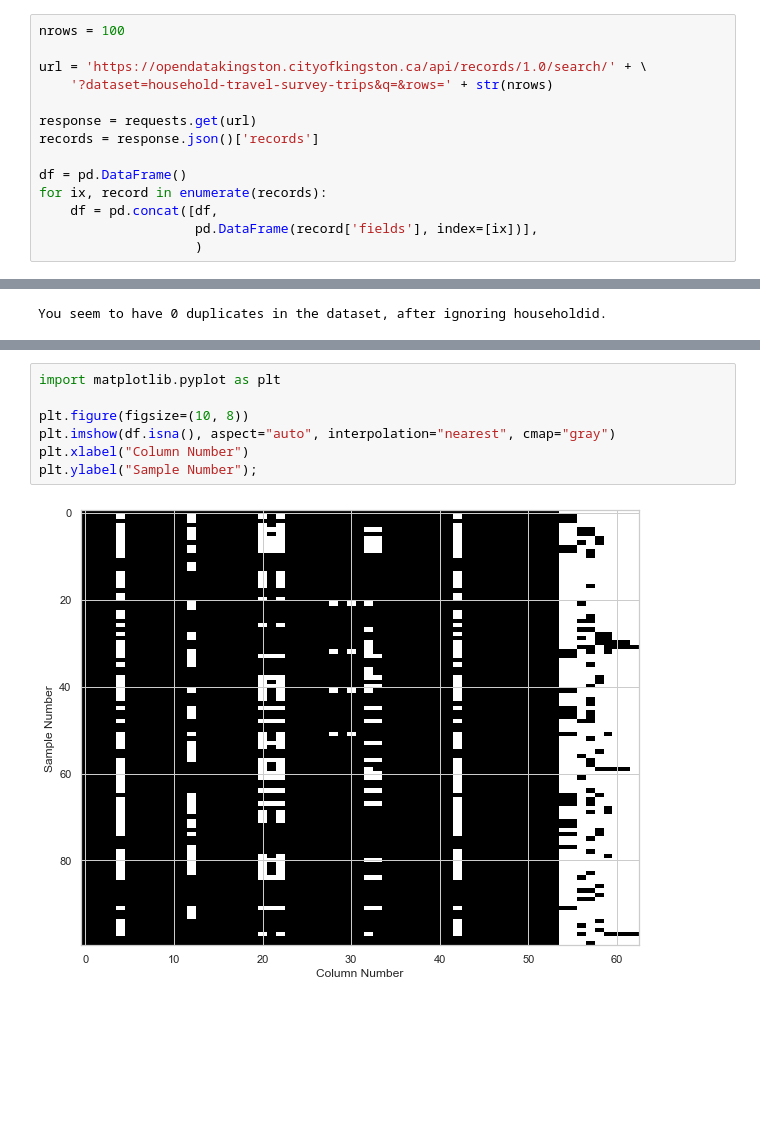
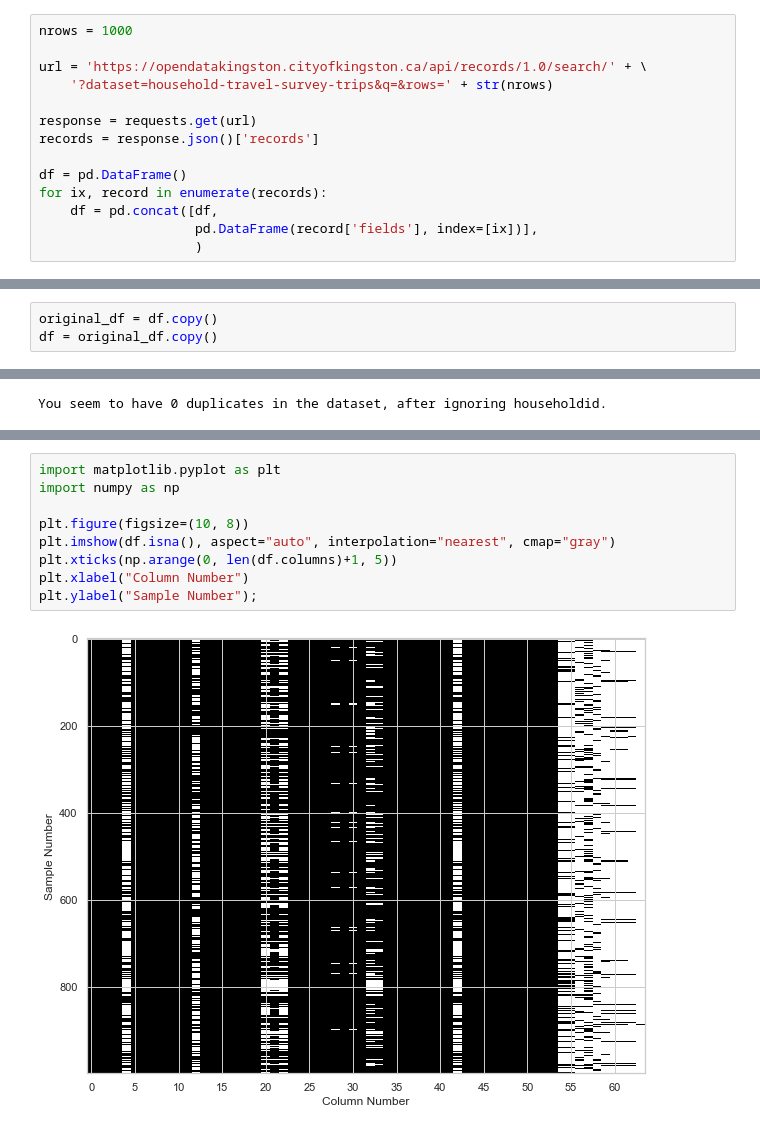
Before and after one commit to napking/kingston_travel_model, a Jupyter notebook: notebooks/Exploratory Data Analysis.ipynb, the cells around one changed output, grey strips where cells are left out. Saved outputs shown, nothing was run; the diff lists cells and outputs as text; blank space fills up the shorter version.

```diff
--- a/notebooks/Exploratory Data Analysis.ipynb
+++ b/notebooks/Exploratory Data Analysis.ipynb
@@ -12,7 +12,7 @@ from pandas.api.types import CategoricalDtype
 
 use the src.util module/package instead of raw coded here
 # %%
-nrows = 100
+nrows = 1000
 
 url = 'https://opendatakingston.cityofkingston.ca/api/records/1.0/search/' + \
     '?dataset=household-travel-survey-trips&q=&rows=' + str(nrows)
@@ -32,6 +32,9 @@ Overall, the EDA approach is very iterative. At the end of your investigation yo
 1. Structure investigation: Exploring the general shape of the dataset, as well as the data types of your features.
 1. Quality investigation: Get a feeling for the general quality of the dataset, with regards to duplicates, missing values and unwanted entries.
 1. Content investigation: Once the structure and quality of the dataset is understood, we can go ahead and perform a more in-depth exploration on the features values and look at how different features relate to each other.
+# %%
+original_df = df.copy()
+df = original_df.copy()
 # %% [markdown]
 ## 1. Structure Investigation
 
@@ -179,12 +185,14 @@ Another quality issue worth investigating are **missing values**. Having some mi
 # %%
 import matplotlib.pyplot as plt
+import numpy as np
 
 plt.figure(figsize=(10, 8))
 plt.imshow(df.isna(), aspect="auto", interpolation="nearest", cmap="gray")
+plt.xticks(np.arange(0, len(df.columns)+1, 5))
 plt.xlabel("Column Number")
 plt.ylabel("Sample Number");
 # %% [output]
-[figure, old version]
+[figure, new version]
 # %%
 for count, name in enumerate(df.columns):
     print(count, name)
```
Also changed, not shown: parts of 22 cells of this notebook, 4 other files.
